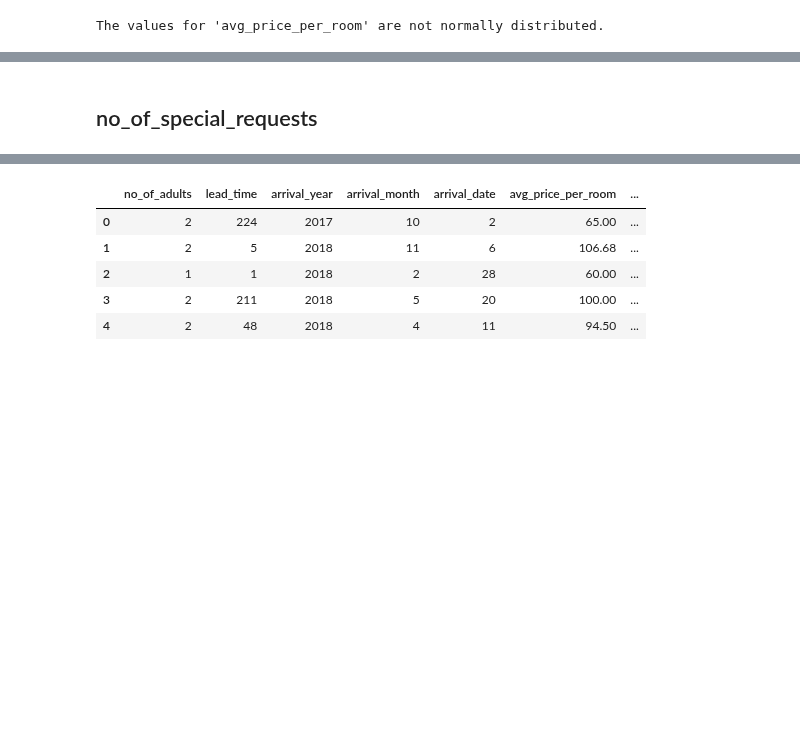
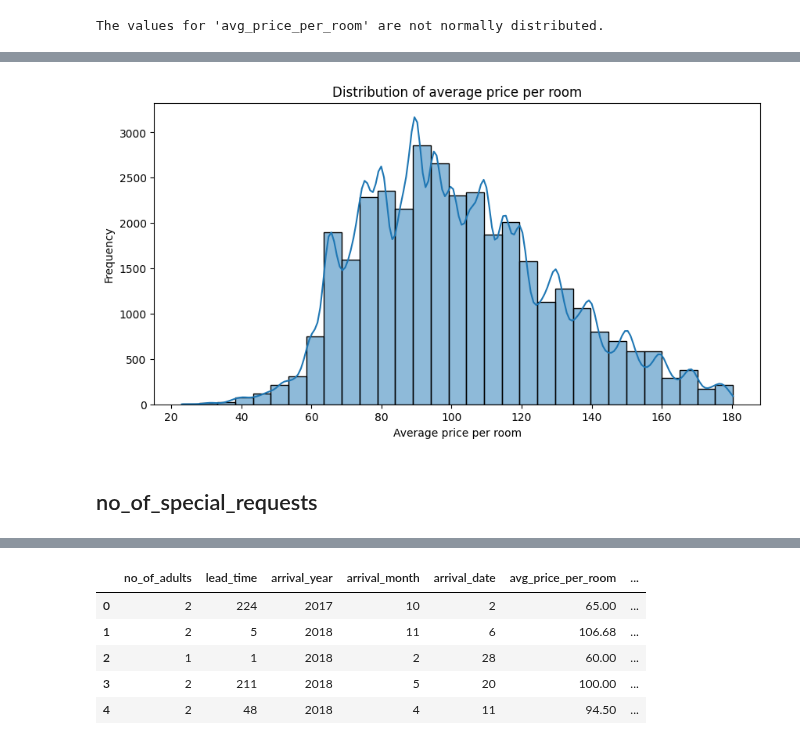
Before and after one commit to Drashko73/hotel-reservations-analysis, a Jupyter notebook: notebooks/04_annomalies_detection.ipynb, the cells around one changed output, grey strips where cells are left out. Saved outputs shown, nothing was run; the diff lists cells and outputs as text; code cells hidden in the pictures; blank space fills up the shorter version.

```diff
--- a/notebooks/04_annomalies_detection.ipynb
+++ b/notebooks/04_annomalies_detection.ipynb
@@ -541,9 +604,20 @@ The values for 'avg_price_per_room' are not normally distributed.
+# %%
+# plot histogram for data
+plt.figure(figsize=(10, 5))
+sns.histplot(data['avg_price_per_room'], kde=True, binwidth=5, kde_kws={'bw_adjust': 0.5})
+plt.title('Distribution of average price per room')
+plt.xlabel('Average price per room')
+plt.ylabel('Frequency')
+plt.savefig('../reports/images/avg_price_per_room_distribution.png')
+plt.show()
+# %% [output]
+[figure, added]
+# %% [markdown]
+## no_of_special_requests
 # %%
 data.to_csv('../data/processed/hotel_reservations_encoded_temp2.csv', index=False)
 # %%
 new_data = pd.read_csv('../data/processed/hotel_reservations_encoded_temp2.csv')
-# %% [markdown]
-## no_of_special_requests
 # %%
 new_data.shape
 # %% [output]
```
Also changed, not shown: parts of 11 cells of this notebook, 3 other files.
